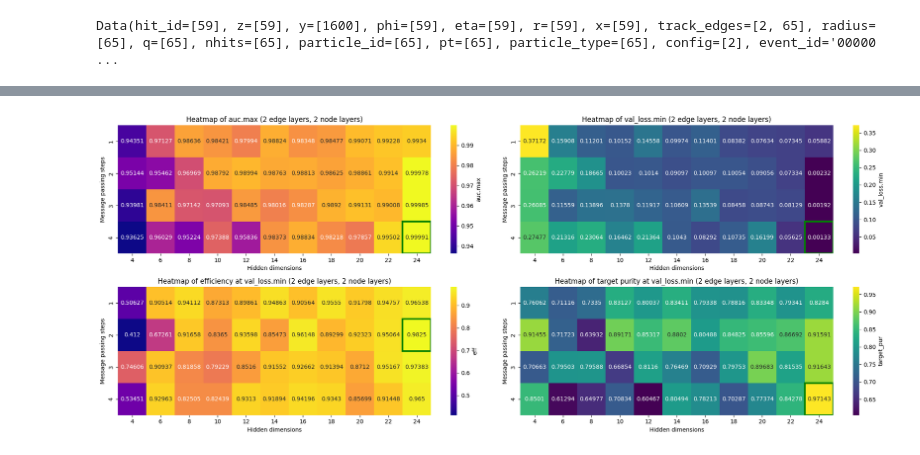
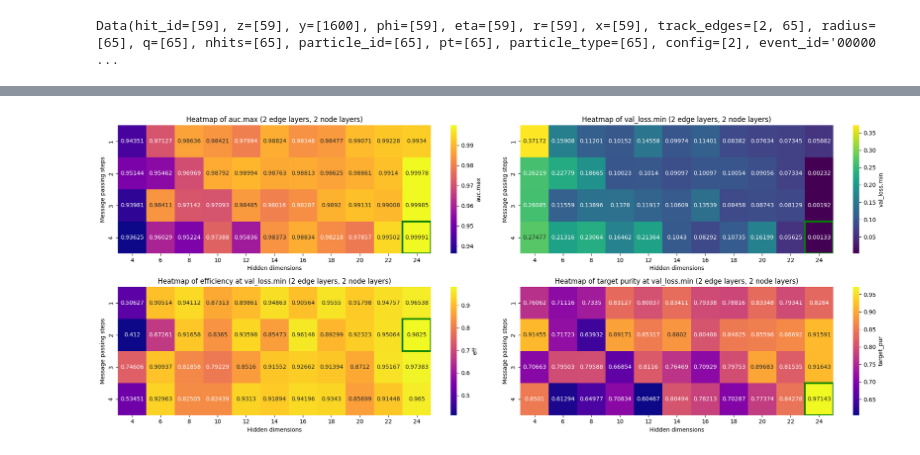
Before and after one commit to sdittmeier/Mu3eCosmicGNN, a Jupyter notebook: examples/Cosmic_GNN/visualization.ipynb, the cells around one changed output, grey strips where cells are left out. Cells and saved outputs as stored; diff of their text form; code cells hidden in the pictures.

```diff
--- a/examples/Cosmic_GNN/visualization.ipynb
+++ b/examples/Cosmic_GNN/visualization.ipynb
@@ -1410,33 +1458,33 @@ axes[0,1].set_xlabel('Hidden dimensions')
 axes[0,1].set_ylabel('Message passing steps')
 
 #Eff pur
 axes[1,0] = sns.heatmap(pivot_eff, annot=round(pivot_eff,5), fmt='', cmap='plasma', cbar_kws={'label': 'eff'}, ax=axes[1,0])
 
 # Find the location of the maximum auc.max value
 max_idx_eff = np.unravel_index(np.nanargmax(pivot_eff.values), pivot_eff.shape)
 
 # Highlight the cell with the highest auc.max value
 axes[1,0].add_patch(plt.Rectangle((max_idx_eff[1], max_idx_eff[0]), 1, 1, fill=False, edgecolor='green', lw=3))
 
 # Set titles and labels for the first heatmap
 axes[1,0].set_title('Heatmap of efficiency at val_loss.min (2 edge layers, 2 node layers)')
 axes[1,0].set_xlabel('Hidden dimensions')
 axes[1,0].set_ylabel('Message passing steps')
 
 # Heatmap 2: val_loss.min with Name annotations and min value highlighted
 #axes[1,1] = sns.heatmap(pivot_target_pur, annot=pivot_name_number, fmt='', cmap='plasma', cbar_kws={'label': 'target_pur'}, ax=axes[1,1])
-axes[1,1] = sns.heatmap(pivot_target_pur, annot=round(pivot_target_pur,5), fmt='', cmap='viridis', cbar_kws={'label': 'target_pur'}, ax=axes[1,1])
+axes[1,1] = sns.heatmap(pivot_target_pur, annot=round(pivot_target_pur,5), fmt='', cmap='plasma', cbar_kws={'label': 'target_pur'}, ax=axes[1,1])
 max_idx_target_pur = np.unravel_index(np.nanargmax(pivot_target_pur.values), pivot_target_pur.shape)
 axes[1,1].add_patch(plt.Rectangle((max_idx_target_pur[1], max_idx_target_pur[0]), 1, 1, fill=False, edgecolor='green', lw=3))
 
 # Set titles and labels for the second heatmap
 axes[1,1].set_title('Heatmap of target purity at val_loss.min (2 edge layers, 2 node layers)')
 axes[1,1].set_xlabel('Hidden dimensions')
 axes[1,1].set_ylabel('Message passing steps')
 
 # Adjust layout
 plt.tight_layout()
-plt.savefig('/home/mue/karres/git/Mu3eCosmicGNN/examples/Cosmic_GNN/control_plots/heatmap_auc_val_eff_pur.png', dpi=400)
+plt.savefig('/home/mue/karres/git/Mu3eCosmicGNN/examples/Cosmic_GNN/thesis_collection/sweep_heatmap.pdf', format='pdf')
 plt.show()
 # %% [output]
-[figure, old version]
+[figure, new version]
```
Also changed, not shown: parts of 29 cells of this notebook, 16 other files.
